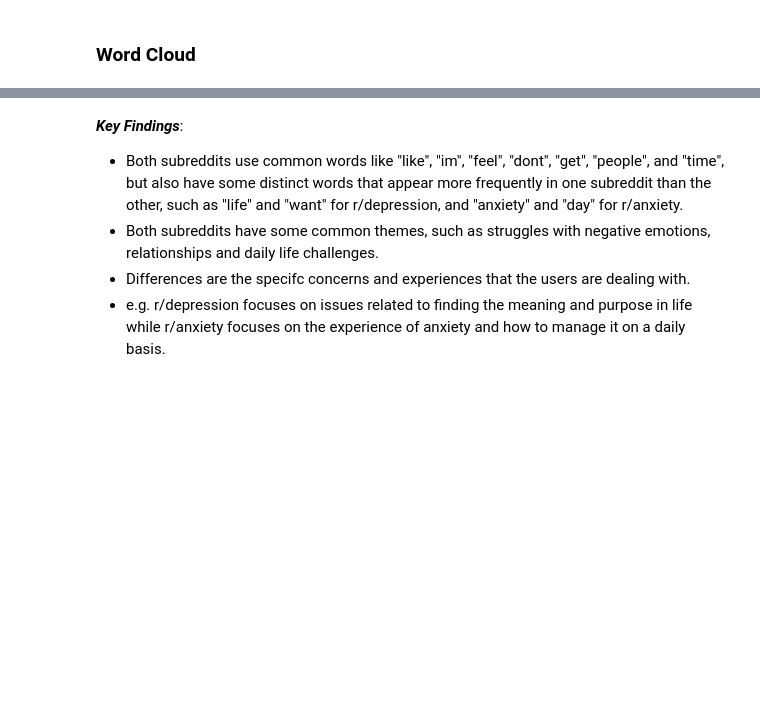
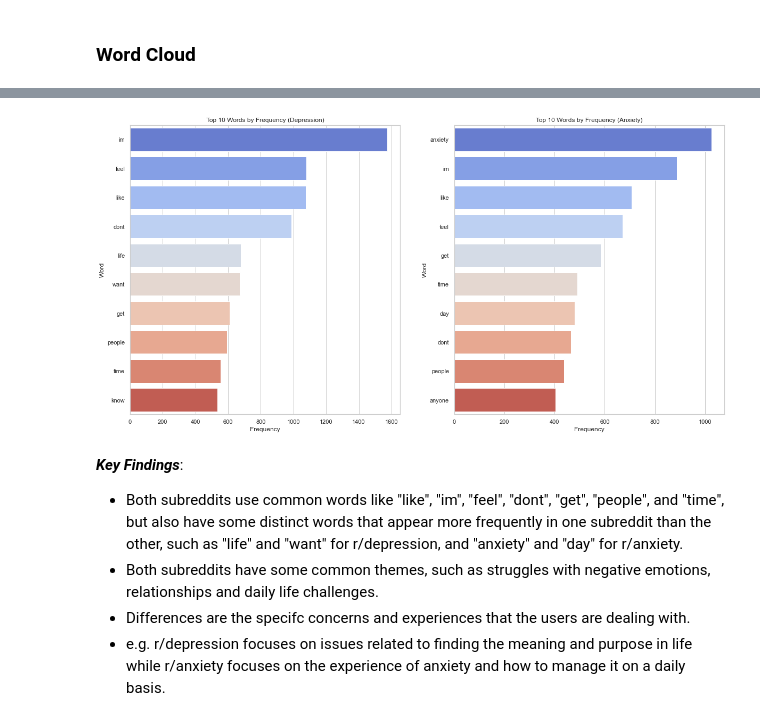
Before and after one commit to nicholas-khoo/Subreddit-Natural-Language-Processing-Binary-Classification, a Jupyter notebook: code/02_Data_Cleaning_and_EDA.ipynb, the cells around one changed output, grey strips where cells are left out. Saved outputs shown, nothing was run; the diff lists cells and outputs as text; code cells hidden in the pictures; blank space fills up the shorter version.

```diff
--- a/code/02_Data_Cleaning_and_EDA.ipynb
+++ b/code/02_Data_Cleaning_and_EDA.ipynb
@@ -756,3 +875,41 @@ plt.show()
+# %%
+# get the text data from the dataframe
+text1 = ' '.join(df_depression_praw['title_selftext_comb_clean_lem'])
+text2 = ' '.join(df_anxiety_praw['title_selftext_comb_clean_lem'])
+
+# split the text into individual words
+words1 = text1.split()
+words2 = text2.split()
+
+# count the frequency of each word and create a dictionary
+word_freq1 = dict(Counter(words1))
+word_freq2 = dict(Counter(words2))
+
+# sort the dictionary by frequency in descending order and get the top 10 words
+top_words1 = dict(sorted(word_freq1.items(), key=lambda x: x[1], reverse=True)[:10])
+top_words2 = dict(sorted(word_freq2.items(), key=lambda x: x[1], reverse=True)[:10])
+
+# create subplots
+fig, axes = plt.subplots(ncols=2, figsize=(20,10))
+
+# plot the first barplot
+sns.set(style='whitegrid')
+sns.barplot(x=list(top_words1.values()), y=list(top_words1.keys()), palette='coolwarm', ax=axes[0])
+axes[0].set_title('Top 10 Words by Frequency (Depression)')
+axes[0].set_xlabel('Frequency')
+axes[0].set_ylabel('Word')
+
+# plot the second barplot
+sns.set(style='whitegrid')
+sns.barplot(x=list(top_words2.values()), y=list(top_words2.keys()), palette='coolwarm', ax=axes[1])
+axes[1].set_title('Top 10 Words by Frequency (Anxiety)')
+axes[1].set_xlabel('Frequency')
+axes[1].set_ylabel('Word')
+
+# display the plots
+plt.show()
+# %% [output]
+[figure, added]
 # %% [markdown]
 ***Key Findings***:
 - Both subreddits use common words like "like", "im", "feel", "dont", "get", "people", and "time", but also have some distinct words that appear more frequently in one subreddit than the other, such as "life" and "want" for r/depression, and "anxiety" and "day" for r/anxiety.
```
Also changed, not shown: parts of 43 cells of this notebook, 2 other files.
